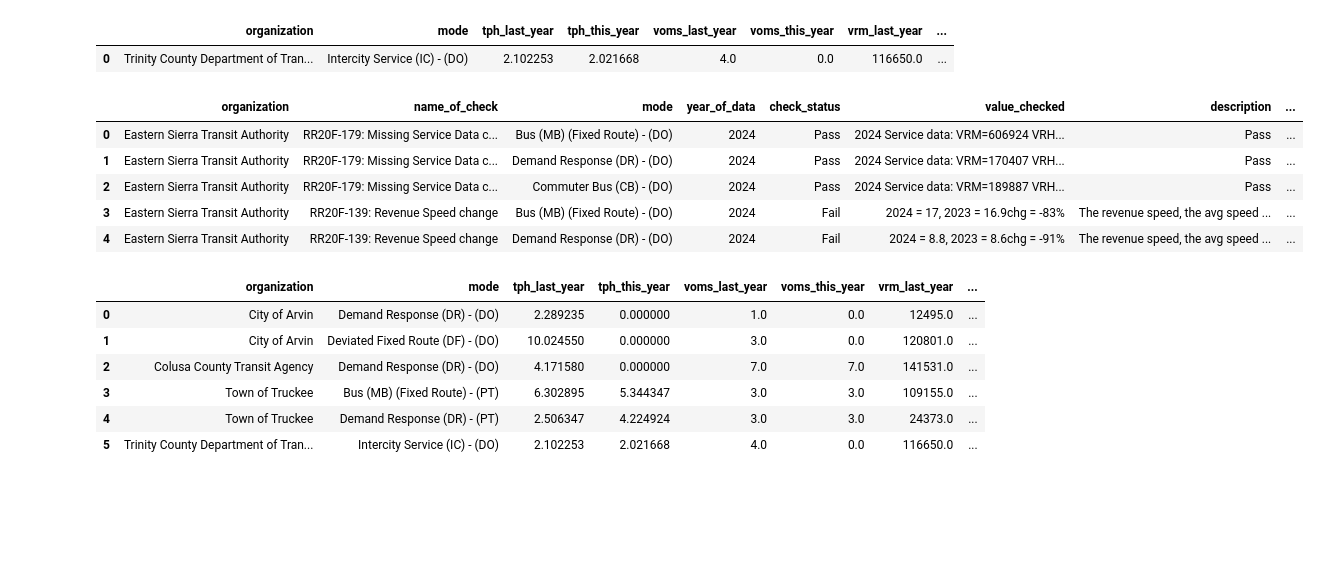
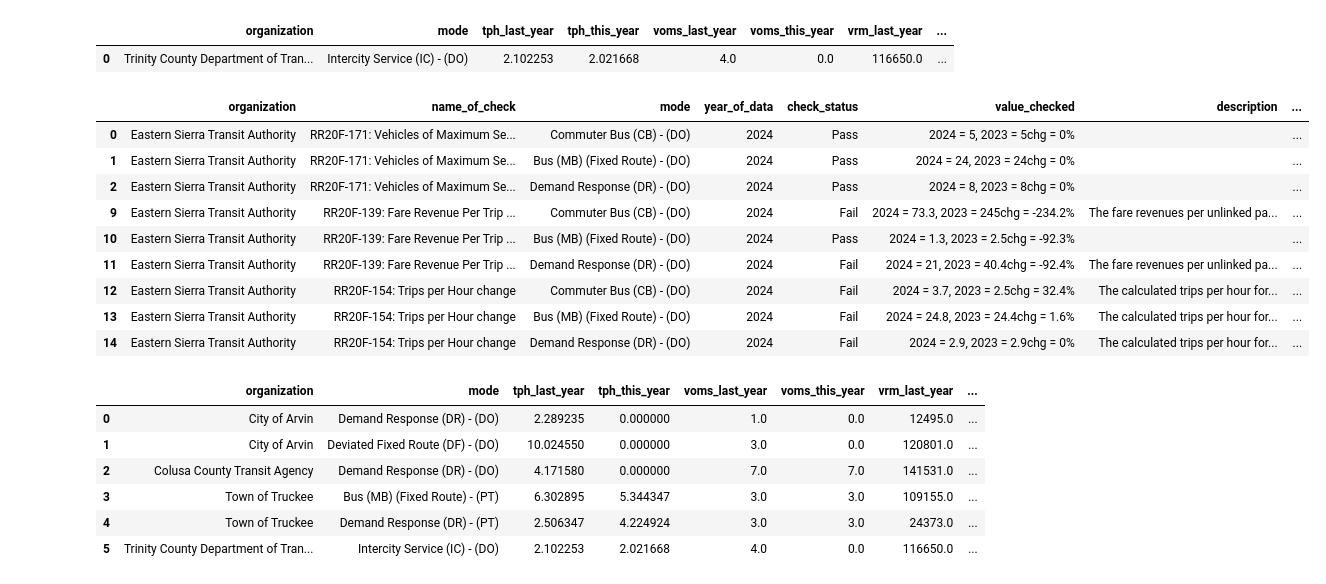
Before and after one commit to cal-itp/ntd-modernization, a Jupyter notebook: validation_tool/notebooks/ETL_inspect_API_data.ipynb, the cells around one changed output. Cells and saved outputs as stored; diff of their text form; code cells hidden in the pictures; blank space fills up the shorter version.

```diff
--- a/validation_tool/notebooks/ETL_inspect_API_data.ipynb
+++ b/validation_tool/notebooks/ETL_inspect_API_data.ipynb
@@ -689,20 +612,22 @@ display(
 # %%
 # What does a good check look like?
 check_list = [
     "RR20F-154: Trips per Hour change",
     "RR20F-171: Vehicles of Maximum Service (VOMS) change",
     "RR20F-139: Fare Revenue Per Trip change",
 ]
 
-#
 
-
-fct_ntd_rr20_service_checks.head()
+fct_ntd_rr20_service_checks[fct_ntd_rr20_service_checks["name_of_check"].isin(check_list)]
 # %% [output]
 |  | organization | name_of_check | mode | year_of_data | check_status | value_checked | description | ... |
-| 0 | Eastern Sierra Transit Authority | RR20F-179: Missing Service Data c... | Bus (MB) (Fixed Route) - (DO) | 2024 | Pass | 2024 Service data: VRM=606924 VRH... | Pass | ... |
-| 1 | Eastern Sierra Transit Authority | RR20F-179: Missing Service Data c... | Demand Response (DR) - (DO) | 2024 | Pass | 2024 Service data: VRM=170407 VRH... | Pass | ... |
-| 2 | Eastern Sierra Transit Authority | RR20F-179: Missing Service Data c... | Commuter Bus (CB) - (DO) | 2024 | Pass | 2024 Service data: VRM=189887 VRH... | Pass | ... |
-| 3 | Eastern Sierra Transit Authority | RR20F-139: Revenue Speed change | Bus (MB) (Fixed Route) - (DO) | 2024 | Fail | 2024 = 17, 2023 = 16.9chg = -83% | The revenue speed, the avg speed ... | ... |
-| 4 | Eastern Sierra Transit Authority | RR20F-139: Revenue Speed change | Demand Response (DR) - (DO) | 2024 | Fail | 2024 = 8.8, 2023 = 8.6chg = -91% | The revenue speed, the avg speed ... | ... |
+| 0 | Eastern Sierra Transit Authority | RR20F-171: Vehicles of Maximum Se... | Commuter Bus (CB) - (DO) | 2024 | Pass | 2024 = 5, 2023 = 5chg = 0% |  | ... |
+| 1 | Eastern Sierra Transit Authority | RR20F-171: Vehicles of Maximum Se... | Bus (MB) (Fixed Route) - (DO) | 2024 | Pass | 2024 = 24, 2023 = 24chg = 0% |  | ... |
+| 2 | Eastern Sierra Transit Authority | RR20F-171: Vehicles of Maximum Se... | Demand Response (DR) - (DO) | 2024 | Pass | 2024 = 8, 2023 = 8chg = 0% |  | ... |
+| 9 | Eastern Sierra Transit Authority | RR20F-139: Fare Revenue Per Trip ... | Commuter Bus (CB) - (DO) | 2024 | Fail | 2024 = 73.3, 2023 = 245chg = -234.2% | The fare revenues per unlinked pa... | ... |
+| 10 | Eastern Sierra Transit Authority | RR20F-139: Fare Revenue Per Trip ... | Bus (MB) (Fixed Route) - (DO) | 2024 | Pass | 2024 = 1.3, 2023 = 2.5chg = -92.3% |  | ... |
+| 11 | Eastern Sierra Transit Authority | RR20F-139: Fare Revenue Per Trip ... | Demand Response (DR) - (DO) | 2024 | Fail | 2024 = 21, 2023 = 40.4chg = -92.4% | The fare revenues per unlinked pa... | ... |
+| 12 | Eastern Sierra Transit Authority | RR20F-154: Trips per Hour change | Commuter Bus (CB) - (DO) | 2024 | Fail | 2024 = 3.7, 2023 = 2.5chg = 32.4% | The calculated trips per hour for... | ... |
+| 13 | Eastern Sierra Transit Authority | RR20F-154: Trips per Hour change | Bus (MB) (Fixed Route) - (DO) | 2024 | Fail | 2024 = 24.8, 2023 = 24.4chg = 1.6% | The calculated trips per hour for... | ... |
+| 14 | Eastern Sierra Transit Authority | RR20F-154: Trips per Hour change | Demand Response (DR) - (DO) | 2024 | Fail | 2024 = 2.9, 2023 = 2.9chg = 0% | The calculated trips per hour for... | ... |
 # %%
```
Also changed, not shown: parts of 26 cells of this notebook.
